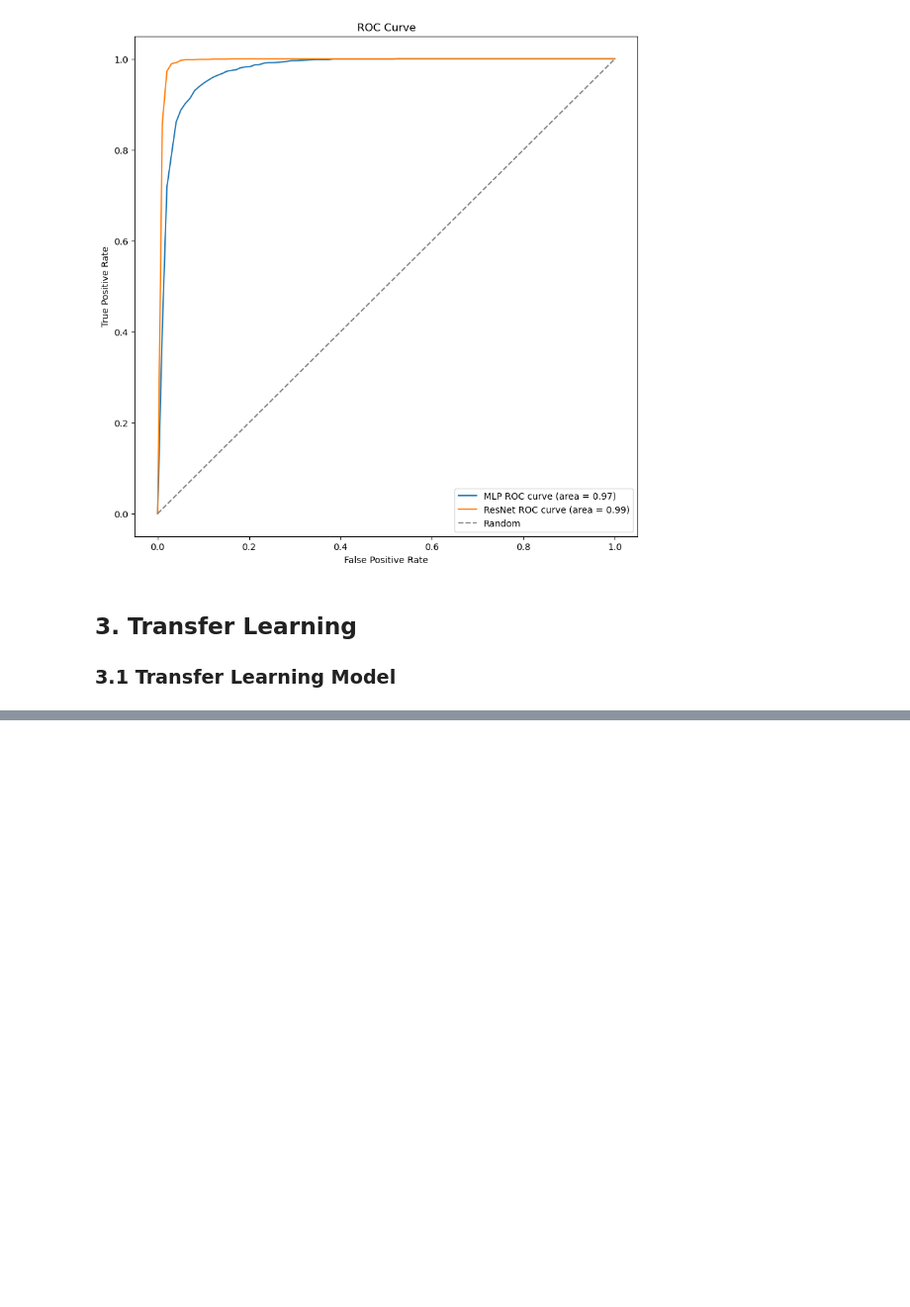
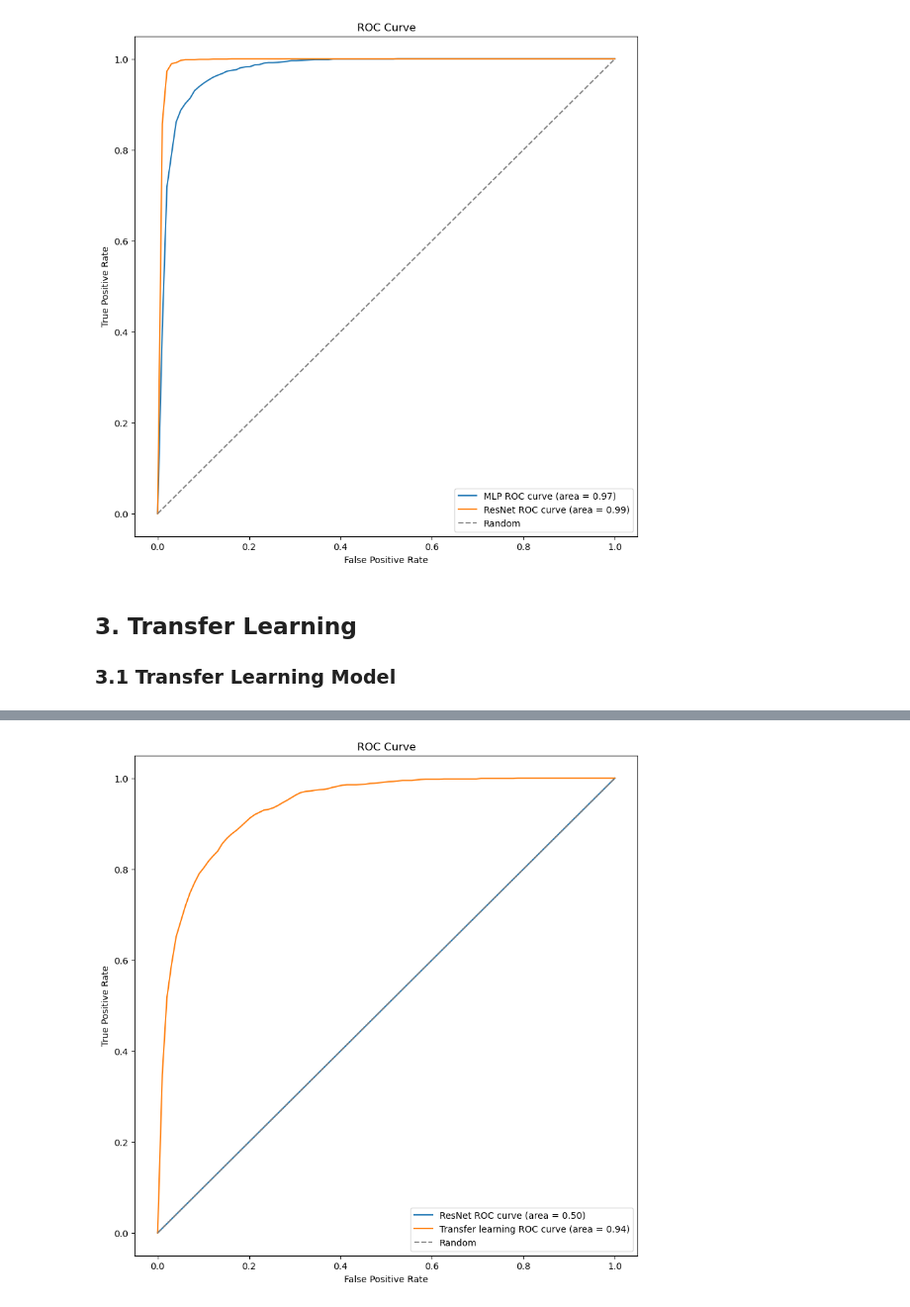
Before and after one commit to Mikecamdo/MachineLearning, a Jupyter notebook: Lab 6/CNNs.ipynb, the cells around one changed output, grey strips where cells are left out. Shown at 99% size. Cells and saved outputs as stored; diff of their text form; code cells hidden in the pictures; blank space fills up the shorter version.

```diff
--- a/Lab 6/CNNs.ipynb
+++ b/Lab 6/CNNs.ipynb
@@ -565,0 +670,40 @@ plt.show()
+# %%
+# Compare the ResNet[best] model to the transfer learning model based on classification accuracy
+
+# Get the accuracy scores for each model
+score_res = resnet.evaluate(X_test, y_test, verbose=0)
+score_res_transfer = res_transfer.evaluate(X_test_res, y_test[:X_test_res.shape[0]], verbose=0)
+
+# Print the accuracy scores
+print('ResNet accuracy:', score_res[1])
+print('Transfer learning accuracy:', score_res_transfer[1])
+
+# Compare the ResNet[best] model to the transfer learning model using receiver operating characteristic (ROC) curves
+
+mean_fpr = np.linspace(0, 1, 100)
+
+# ResNet model
+y_pred_res = resnet.predict(X_test).ravel()
+fpr_res, tpr_res, thresholds_res = roc_curve(y_test, y_pred_res)
+mean_tpr_res = np.interp(mean_fpr, fpr_res, tpr_res)
+mean_tpr_res[0] = 0.0
+roc_auc_res = auc(fpr_res, tpr_res)
+
+# Transfer learning model
+y_pred_res_transfer = res_transfer.predict(X_test_res).ravel()
+fpr_res_transfer, tpr_res_transfer, thresholds_res_transfer = roc_curve(y_test[:X_test_res.shape[0]], y_pred_res_transfer)
+mean_tpr_res_transfer = np.interp(mean_fpr, fpr_res_transfer, tpr_res_transfer)
+mean_tpr_res_transfer[0] = 0.0
+roc_auc_res_transfer = auc(fpr_res_transfer, tpr_res_transfer)
+
+# Plot ROC curves
+plt.figure(figsize=(10,10))
+plt.plot(mean_fpr, mean_tpr_res, label='ResNet ROC curve (area = %0.2f)' % roc_auc_res)
+plt.plot(mean_fpr, mean_tpr_res_transfer, label='Transfer learning ROC curve (area = %0.2f)' % roc_auc_res_transfer)
+plt.plot([0, 1], [0, 1], linestyle='--', color='gray', label='Random')
+plt.xlabel('False Positive Rate')
+plt.ylabel('True Positive Rate')
+plt.title('ROC Curve')
+plt.legend(loc="lower right")
+plt.show()
+# %% [output]
@@ -565,0 +714 @@ plt.show()
+[figure, added]
```
Also changed, not shown: parts of 8 cells of this notebook.
